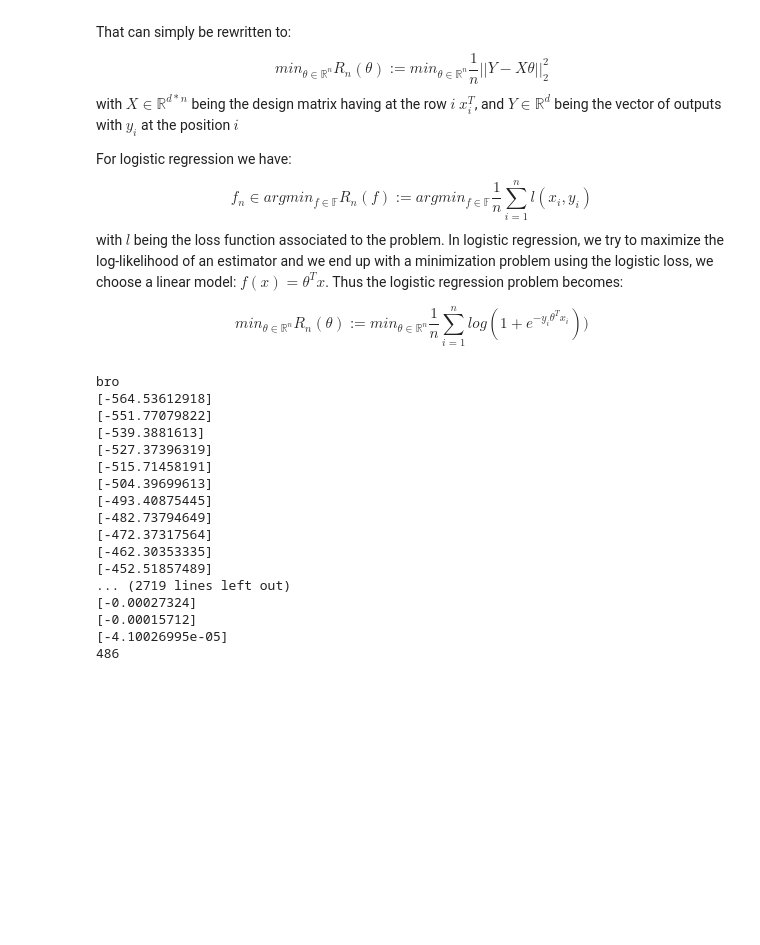
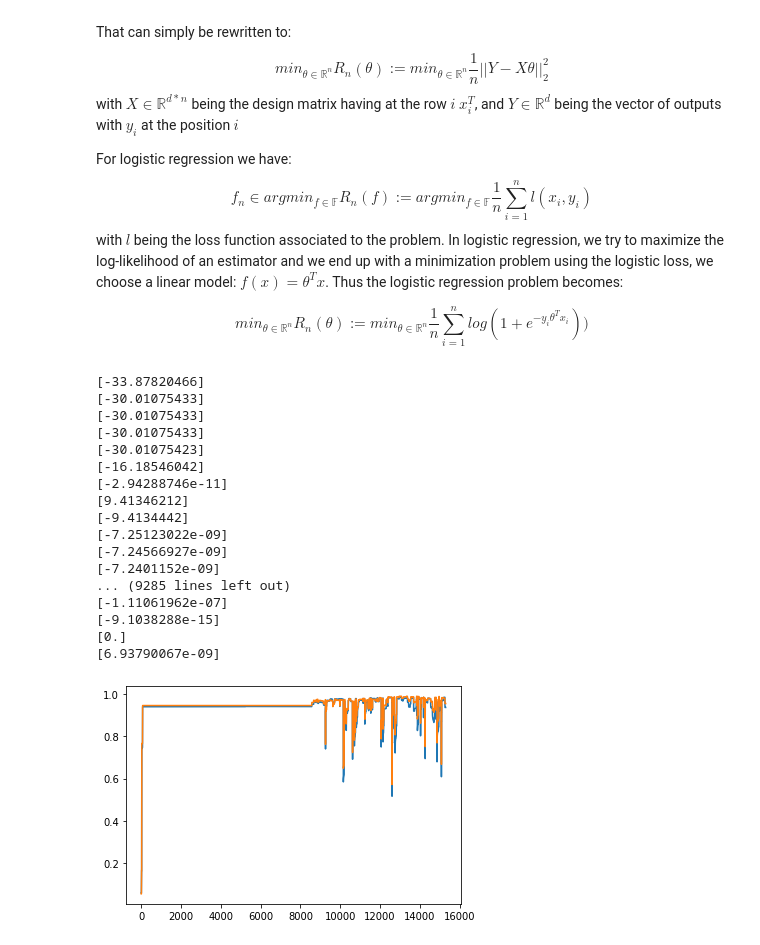
Before and after one commit to NizarGhandri/fonts_recognition, a Jupyter notebook: models.ipynb, the cells around one changed output. Saved outputs shown, nothing was run; the diff lists cells and outputs as text; code cells hidden in the pictures; blank space fills up the shorter version.

```diff
--- a/models.ipynb
+++ b/models.ipynb
@@ -137,69 +142,82 @@ def square_classify(theta, data):
 
 
 epsilon = 10**-4
-eta = 0.0000001
+eta = 0.1
 
 def backtracking_line_search (f, x, delta_x, grd_x, alpha= 0.25, beta=0.89):
     t = 1
     while (f(x+t*delta_x) >= f(x) + alptha*t*np.transpose(grd_x)@delta_x):
         t *= beta
     return t
 
-def gradient_descent (f, grd, starting_point, eta = eta, epsilon = epsilon, learning_rate_function = backtracking_line_search):
+def gradient_descent (f, grd, starting_point, classifier, eta = eta, epsilon = epsilon, learning_rate_function = backtracking_line_search):
     theta = starting_point
     prev_theta = starting_point
     r = f(theta, training_data, training_labels)
-    print("bro")
+    test_errors, training_errors = [], []
     while True:
+        test_errors.append(test(theta, test_data, test_labels, classifier))
+        training_errors.append(test(theta, training_data, training_labels, classifier))
         prev_theta = theta
         f_theta, delta_theta = r, -grd(theta, training_data, training_labels)
         theta += eta*delta_theta#learning_rate_function(lambda x: regression_sum(x, train_data_gen, f), theta, delta_theta, -delta_theta)*
         r = f(theta, training_data, training_labels)
         print(r - f_theta)
         if (np.absolute(r - f_theta) < epsilon):
+            test_errors.append(test(theta, test_data, test_labels, classifier))
+            training_errors.append(test(theta, training_data, training_labels, classifier))
             break;
-    return theta
+    return theta, test_errors, training_errors
 
 
-def stochastic_gradient_descent (f, grd, starting_point, epsilon=epsilon, learning_rate_function = backtracking_line_search) :
+def stochastic_gradient_descent (f, grd, starting_point, classifier, eta = eta, epsilon=epsilon, learning_rate_function = backtracking_line_search) :
     theta = starting_point
     prev_theta = starting_point
-    y = 0
-    for x_, y_ in training_data_gen:
-        x, y = adjust(x_, y_)
+    r = f(theta, training_data, training_labels)
+    test_errors, training_errors = [], []
+    for x, y in zip(training_data, training_labels):
+        x = np.reshape(x, (1,784))
         while True:
+            test_errors.append(test(theta, test_data, test_labels, classifier))
+            training_errors.append(test(theta, training_data, training_labels, classifier))
             prev_theta = theta
             f_theta, delta_theta = r, -grd(theta, x, y)
-            theta += delta_theta#learning_rate_function(lambda t: f(t, x, y), theta, delta_theta, -delta_theta)*
+            theta += eta*delta_theta#learning_rate_function(lambda t: f(t, x, y), theta, delta_theta, -delta_theta)*
             r = f(theta, x, y)
             print(r - f_theta)
             if (np.absolute(r - f_theta) < epsilon):
+                test_errors.append(test(theta, test_data, test_labels, classifier))
+                training_errors.append(test(theta, training_data, training_labels, classifier))
                 break;
-    return theta
+    return theta, test_errors, training_errors
 
 
-theta = gradient_descent(square_loss, square_gradient, np.random.uniform(0, 1, (28*28, 1)))
-accuracy = 0
-for x, y in zip(test_data, test_labels):
-    accuracy += sum(logistic_classify(theta, x) == y)
+theta, a, b = stochastic_gradient_descent(logistic_loss, logistic_gradient, np.random.uniform(0, 1, (28*28, 1)),
+                               logistic_classify)
 
-print(accuracy)
+plot(b, a, np.arange(len(b)))
+#accuracy = 0
+#for x, y in zip(test_data, test_labels):
+#    accuracy += (square_classify(theta, x) == y)
+
+#print(accuracy)
 # %% [output]
-bro
-[-564.53612918]
-[-551.77079822]
-[-539.3881613]
-[-527.37396319]
-[-515.71458191]
-[-504.39699613]
-[-493.40875445]
-[-482.73794649]
-[-472.37317564]
-[-462.30353335]
-[-452.51857489]
-... (2719 lines left out)
-[-0.00027324]
-[-0.00015712]
-[-4.10026995e-05]
-486
+[-33.87820466]
+[-30.01075433]
+[-30.01075433]
+[-30.01075433]
+[-30.01075423]
+[-16.18546042]
+[-2.94288746e-11]
+[9.41346212]
+[-9.4134442]
+[-7.25123022e-09]
+[-7.24566927e-09]
+[-7.2401152e-09]
+... (9285 lines left out)
+[-1.11061962e-07]
+[-9.1038288e-15]
+[0.]
+[6.93790067e-09]
+[figure, added]
 # %%
```
Also changed, not shown: parts of 2 cells of this notebook.
